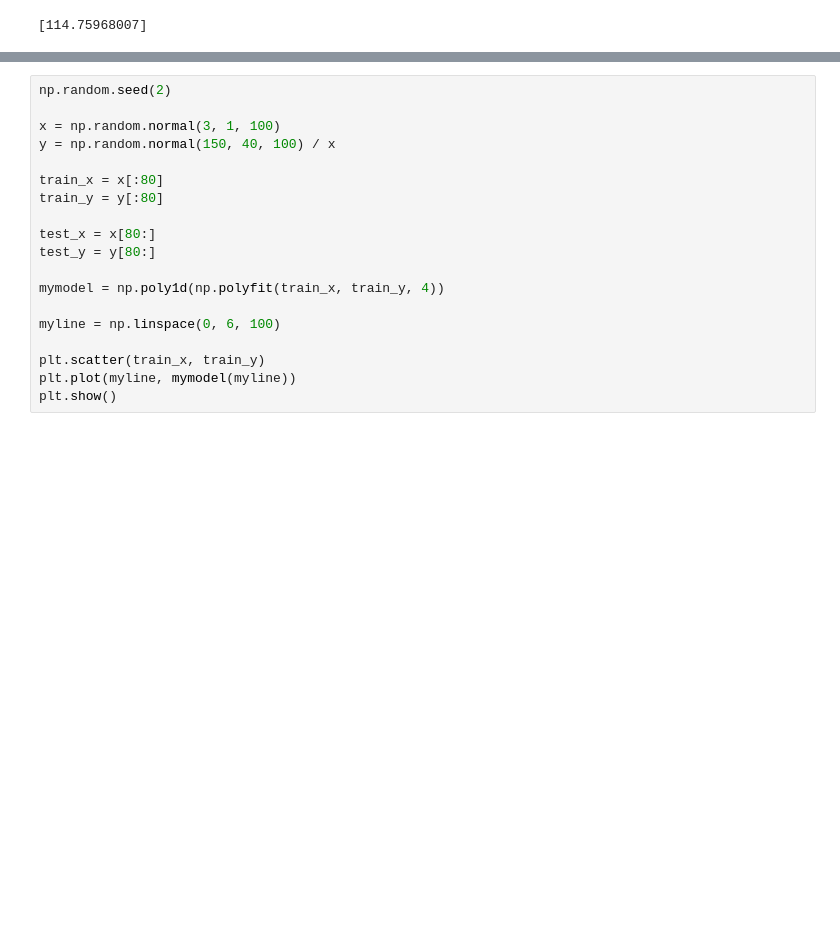
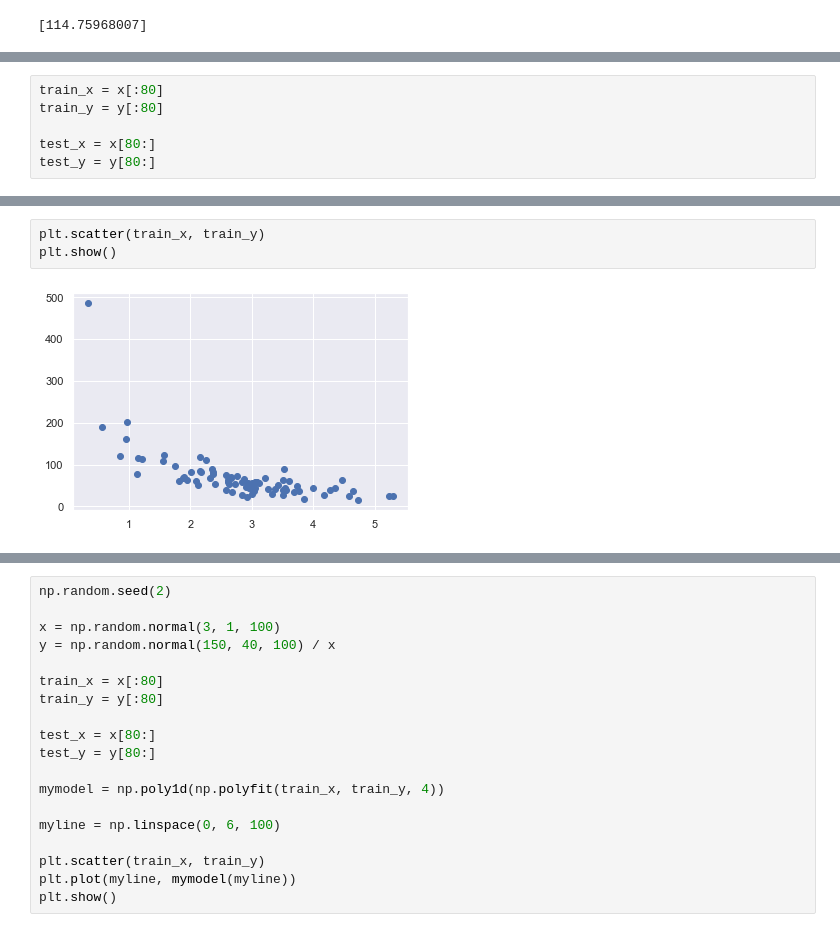
Before and after one commit to rwibawa/jupyter, a Jupyter notebook: ml_01/Learn Machine Learning.ipynb, the cells around one changed output, grey strips where cells are left out. Cells and saved outputs as stored; diff of their text form; blank space fills up the shorter version.

```diff
--- a/ml_01/Learn Machine Learning.ipynb
+++ b/ml_01/Learn Machine Learning.ipynb
@@ -474,0 +642,6 @@ Which shows that the coefficient of 0.00755095 is correct:
+# %%
+train_x = x[:80]
+train_y = y[:80]
+
+test_x = x[80:]
+test_y = y[80:]
@@ -474,0 +654,5 @@ Which shows that the coefficient of 0.00755095 is correct:
+# %%
+plt.scatter(train_x, train_y)
+plt.show()
+# %% [output]
+[figure, added]
```
Also changed, not shown: parts of 44 cells of this notebook, 10 other files.
